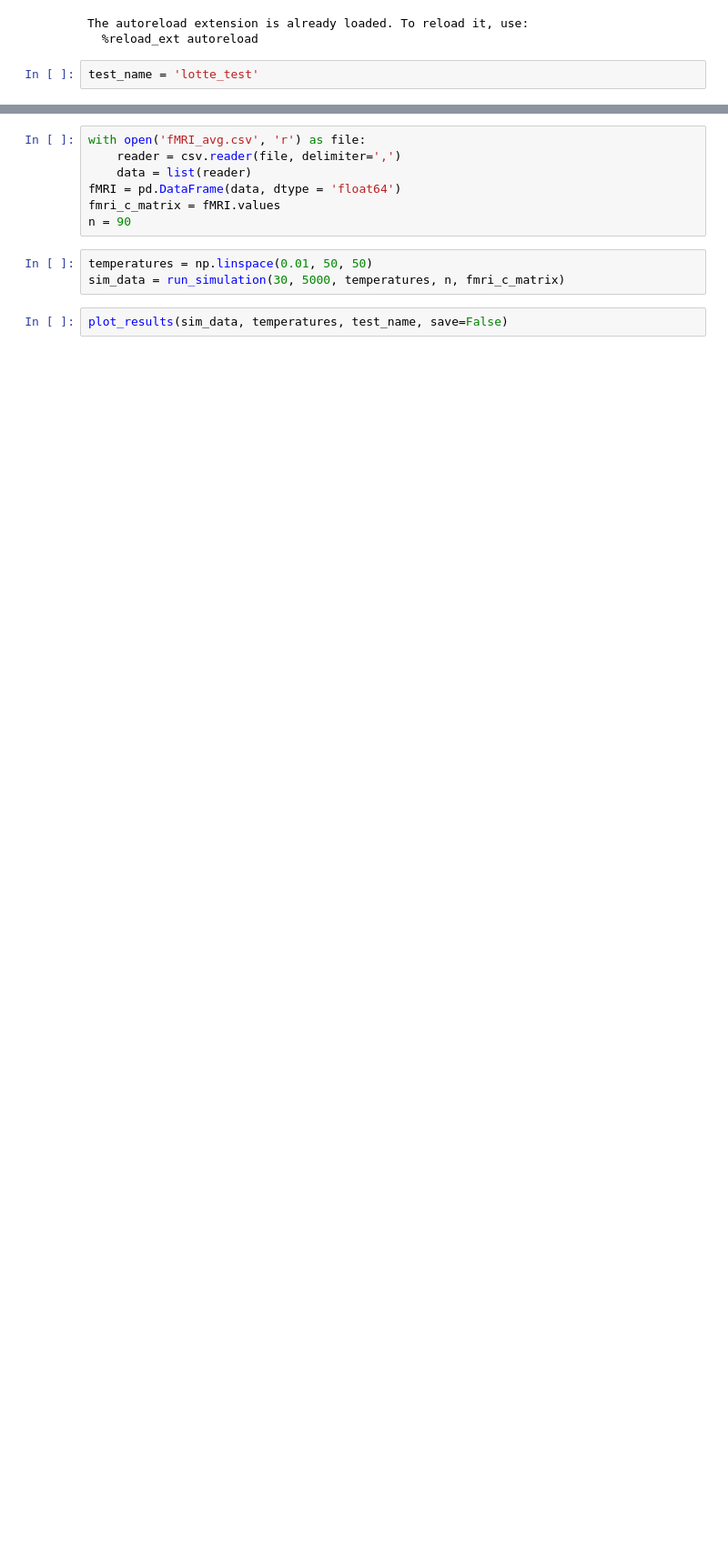
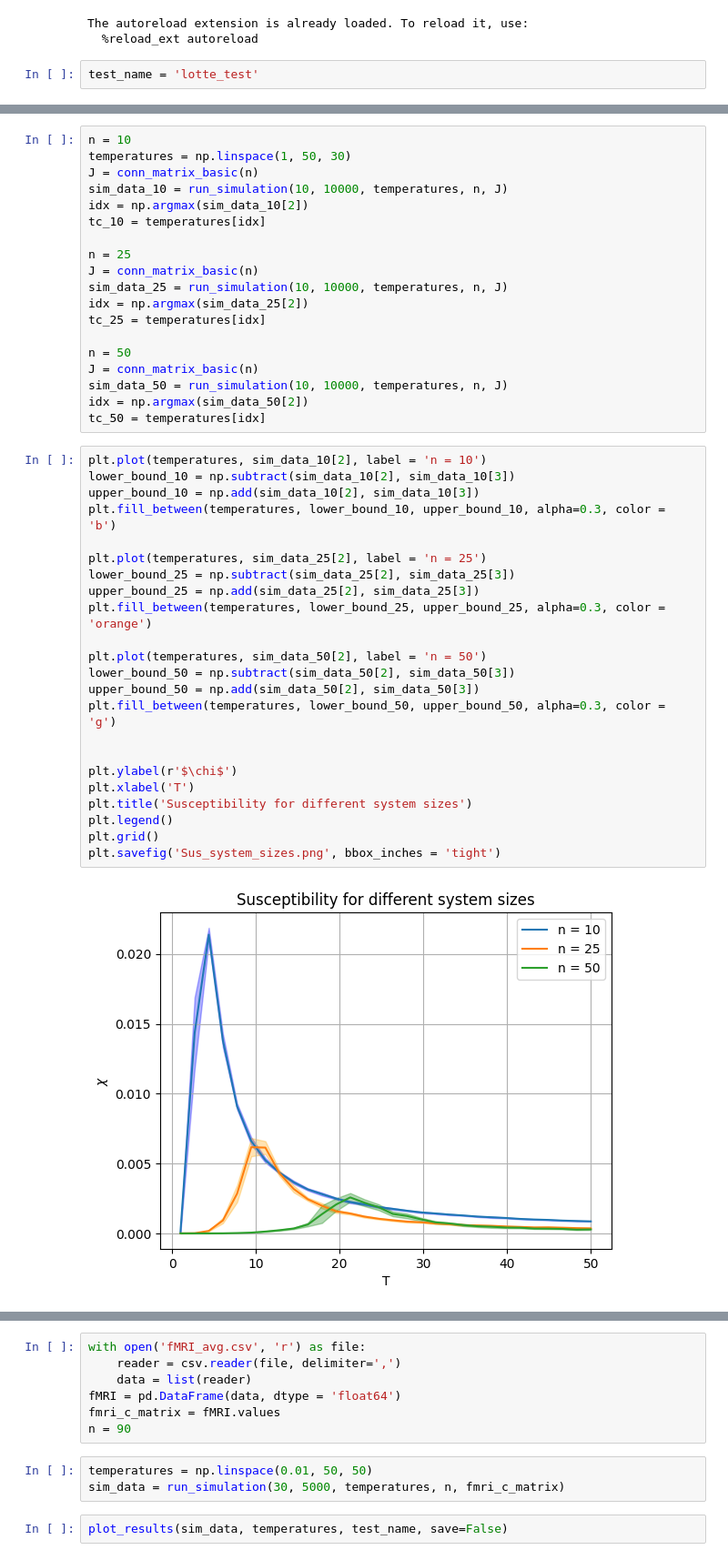
Before and after one commit to mylenevdmaas/CSS2023, a Jupyter notebook: Lotte/run_simulations_lotte.ipynb, the cells around one changed output, grey strips where cells are left out. Shown: that part at 91% size. Cells and saved outputs as stored; diff of their text form; blank space fills up the shorter version.

```diff
--- a/Lotte/run_simulations_lotte.ipynb
+++ b/Lotte/run_simulations_lotte.ipynb
@@ -49,0 +71,44 @@ plt.savefig('max_sus_system_size.png')
+# %%
+n = 10
+temperatures = np.linspace(1, 50, 30)
+J = conn_matrix_basic(n)
+sim_data_10 = run_simulation(10, 10000, temperatures, n, J)
+idx = np.argmax(sim_data_10[2])
+tc_10 = temperatures[idx]
+
+n = 25
+J = conn_matrix_basic(n)
+sim_data_25 = run_simulation(10, 10000, temperatures, n, J)
+idx = np.argmax(sim_data_25[2])
+tc_25 = temperatures[idx]
+
+n = 50
+J = conn_matrix_basic(n)
+sim_data_50 = run_simulation(10, 10000, temperatures, n, J)
+idx = np.argmax(sim_data_50[2])
+tc_50 = temperatures[idx]
+# %%
+plt.plot(temperatures, sim_data_10[2], label = 'n = 10')
+lower_bound_10 = np.subtract(sim_data_10[2], sim_data_10[3])
+upper_bound_10 = np.add(sim_data_10[2], sim_data_10[3])
+plt.fill_between(temperatures, lower_bound_10, upper_bound_10, alpha=0.3, color = 'b')
+
+plt.plot(temperatures, sim_data_25[2], label = 'n = 25')
+lower_bound_25 = np.subtract(sim_data_25[2], sim_data_25[3])
+upper_bound_25 = np.add(sim_data_25[2], sim_data_25[3])
+plt.fill_between(temperatures, lower_bound_25, upper_bound_25, alpha=0.3, color = 'orange')
+
+plt.plot(temperatures, sim_data_50[2], label = 'n = 50')
+lower_bound_50 = np.subtract(sim_data_50[2], sim_data_50[3])
+upper_bound_50 = np.add(sim_data_50[2], sim_data_50[3])
+plt.fill_between(temperatures, lower_bound_50, upper_bound_50, alpha=0.3, color = 'g')
+
+
+plt.ylabel(r'$\chi$')
+plt.xlabel('T')
+plt.title('Susceptibility for different system sizes')
+plt.legend()
+plt.grid()
+plt.savefig('Sus_system_sizes.png', bbox_inches = 'tight')
+# %% [output]
+[figure, added]
```
Also changed, not shown: parts of 40 cells of this notebook, 13 other files.
